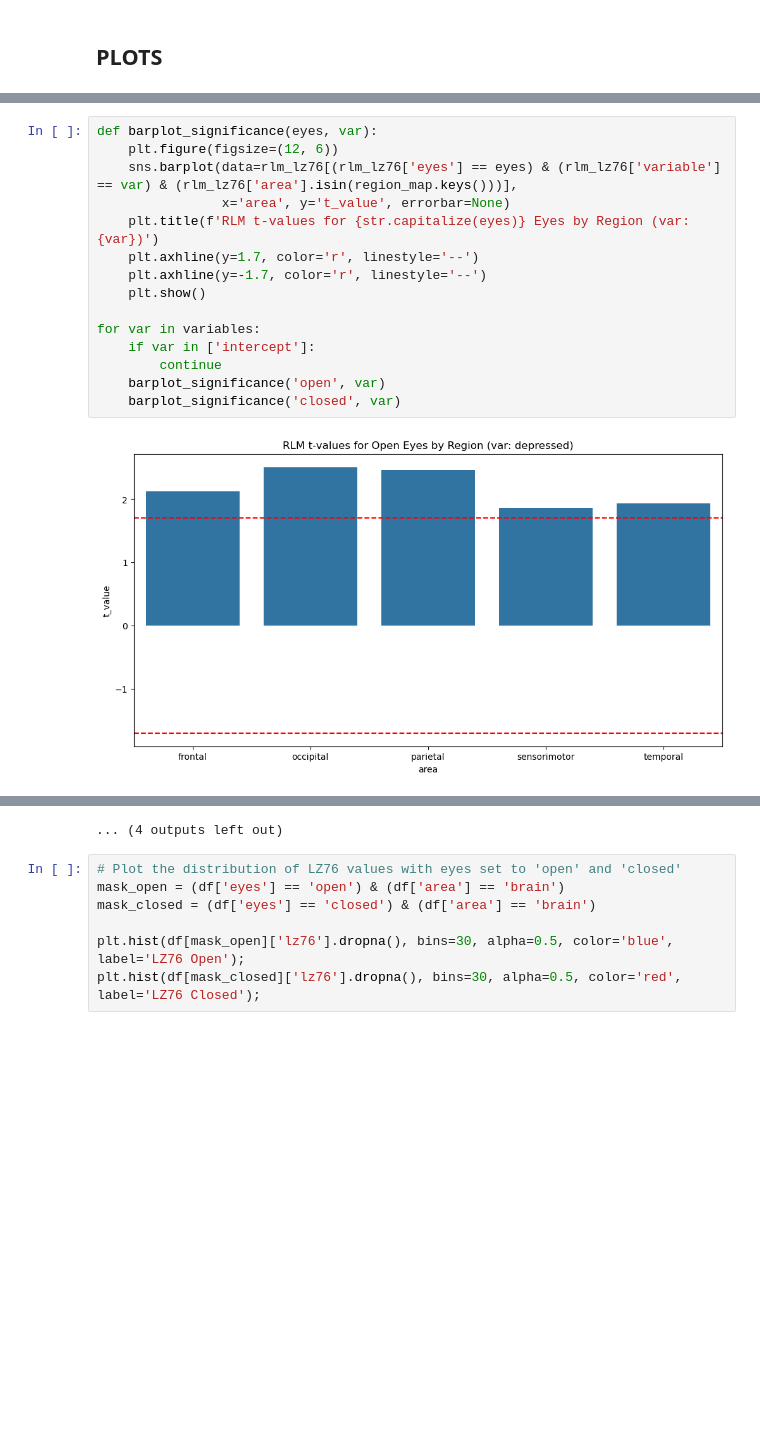
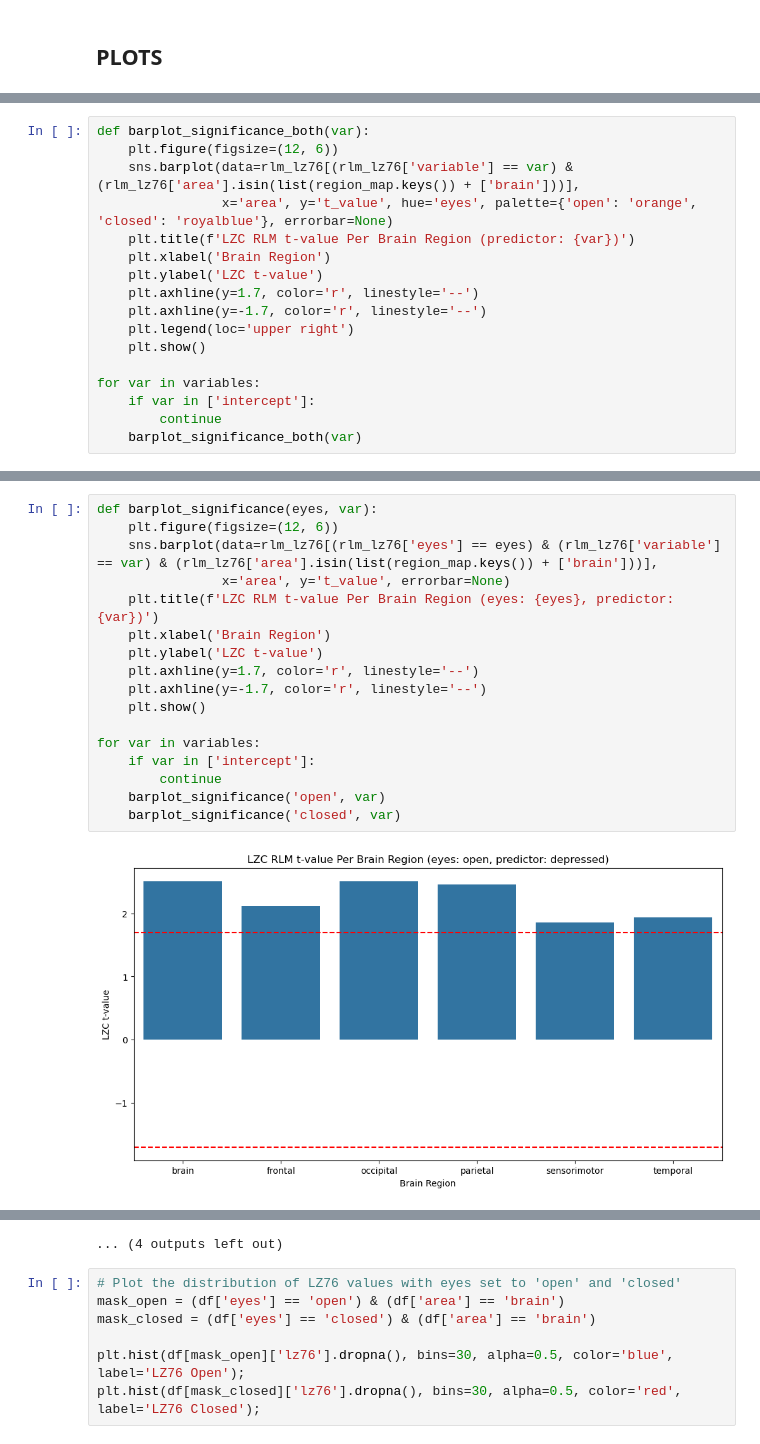
Before and after one commit to ldubravica/MScResearchProject, a Jupyter notebook: analyse_lzc.ipynb, the cells around one changed output, grey strips where cells are left out. Drawn from its saved outputs; the diff is of its cells as text; blank space fills up the shorter version.

```diff
--- a/analyse_lzc.ipynb
+++ b/analyse_lzc.ipynb
@@ -468,0 +457,17 @@ plt.show()
+# %%
+def barplot_significance_both(var):
+    plt.figure(figsize=(12, 6))
+    sns.barplot(data=rlm_lz76[(rlm_lz76['variable'] == var) & (rlm_lz76['area'].isin(list(region_map.keys()) + ['brain']))],
+                x='area', y='t_value', hue='eyes', palette={'open': 'orange', 'closed': 'royalblue'}, errorbar=None)
+    plt.title(f'LZC RLM t-value Per Brain Region (predictor: {var})')
+    plt.xlabel('Brain Region')
+    plt.ylabel('LZC t-value')
+    plt.axhline(y=1.7, color='r', linestyle='--')
+    plt.axhline(y=-1.7, color='r', linestyle='--')
+    plt.legend(loc='upper right')
+    plt.show()
+
+for var in variables:
+    if var in ['intercept']:
+        continue
+    barplot_significance_both(var)
@@ -469,17 +483,19 @@ plt.show()
 # %%
 def barplot_significance(eyes, var):
     plt.figure(figsize=(12, 6))
-    sns.barplot(data=rlm_lz76[(rlm_lz76['eyes'] == eyes) & (rlm_lz76['variable'] == var) & (rlm_lz76['area'].isin(region_map.keys()))],
+    sns.barplot(data=rlm_lz76[(rlm_lz76['eyes'] == eyes) & (rlm_lz76['variable'] == var) & (rlm_lz76['area'].isin(list(region_map.keys()) + ['brain']))],
                 x='area', y='t_value', errorbar=None)
-    plt.title(f'RLM t-values for {str.capitalize(eyes)} Eyes by Region (var: {var})')
+    plt.title(f'LZC RLM t-value Per Brain Region (eyes: {eyes}, predictor: {var})')
+    plt.xlabel('Brain Region')
+    plt.ylabel('LZC t-value')
     plt.axhline(y=1.7, color='r', linestyle='--')
     plt.axhline(y=-1.7, color='r', linestyle='--')
     plt.show()
 
 for var in variables:
     if var in ['intercept']:
         continue
     barplot_significance('open', var)
     barplot_significance('closed', var)
 # %% [output]
-[figure, old version]
+[figure, new version]
```
Also changed, not shown: parts of 9 cells of this notebook, 11 other files.
